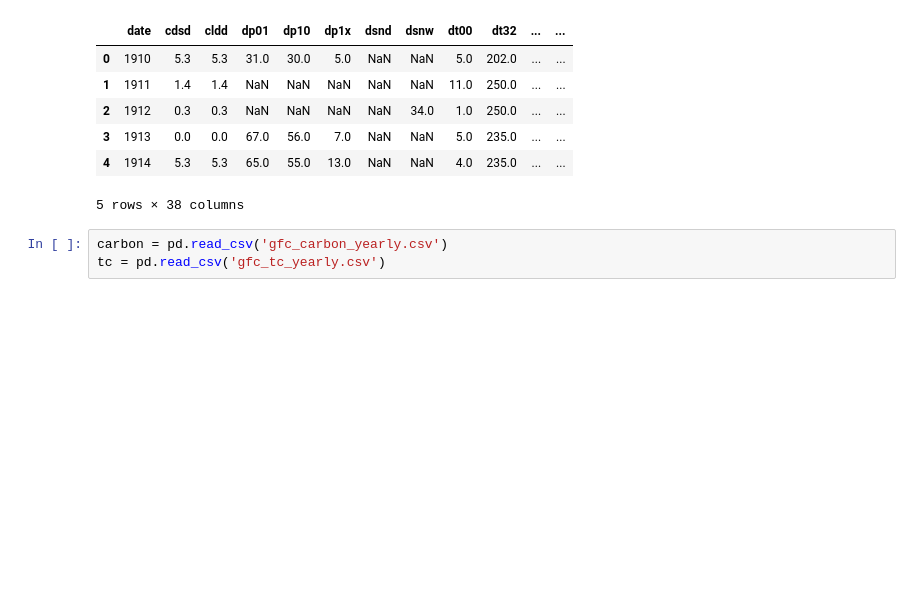
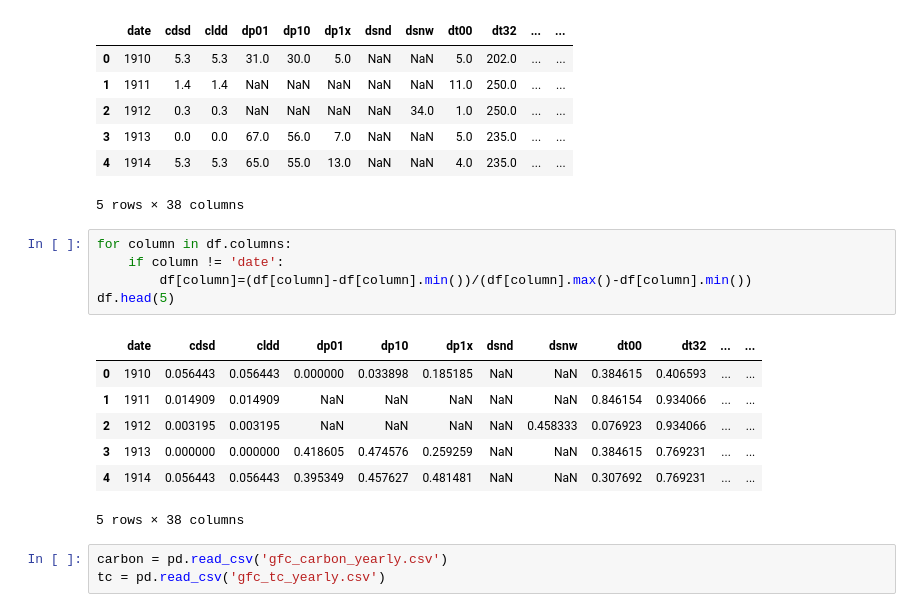
Before and after one commit to sidmanu/MIDS-W207-DeforestationAndClimate, a Jupyter notebook: notebooks/clean_NCEI.ipynb, the cells around one changed output. Drawn from its saved outputs; the diff is of its cells as text; blank space fills up the shorter version.

```diff
--- a/notebooks/clean_NCEI.ipynb
+++ b/notebooks/clean_NCEI.ipynb
@@ -83,6 +83,19 @@ df.head(5)
 | 3 | 1913 | 0.0 | 0.0 | 67.0 | 56.0 | 7.0 | NaN | NaN | 5.0 | 235.0 | ... | ... |
 | 4 | 1914 | 5.3 | 5.3 | 65.0 | 55.0 | 13.0 | NaN | NaN | 4.0 | 235.0 | ... | ... |
 5 rows × 38 columns
+# %%
+for column in df.columns:
+    if column != 'date':
+        df[column]=(df[column]-df[column].min())/(df[column].max()-df[column].min())
+df.head(5)
+# %% [output]
+|  | date | cdsd | cldd | dp01 | dp10 | dp1x | dsnd | dsnw | dt00 | dt32 | ... | ... |
+| 0 | 1910 | 0.056443 | 0.056443 | 0.000000 | 0.033898 | 0.185185 | NaN | NaN | 0.384615 | 0.406593 | ... | ... |
+| 1 | 1911 | 0.014909 | 0.014909 | NaN | NaN | NaN | NaN | NaN | 0.846154 | 0.934066 | ... | ... |
+| 2 | 1912 | 0.003195 | 0.003195 | NaN | NaN | NaN | NaN | 0.458333 | 0.076923 | 0.934066 | ... | ... |
+| 3 | 1913 | 0.000000 | 0.000000 | 0.418605 | 0.474576 | 0.259259 | NaN | NaN | 0.384615 | 0.769231 | ... | ... |
+| 4 | 1914 | 0.056443 | 0.056443 | 0.395349 | 0.457627 | 0.481481 | NaN | NaN | 0.307692 | 0.769231 | ... | ... |
+5 rows × 38 columns
 # %%
 carbon = pd.read_csv('gfc_carbon_yearly.csv')
 tc = pd.read_csv('gfc_tc_yearly.csv')
```
Also changed, not shown: parts of 9 cells of this notebook, 8 other files.
